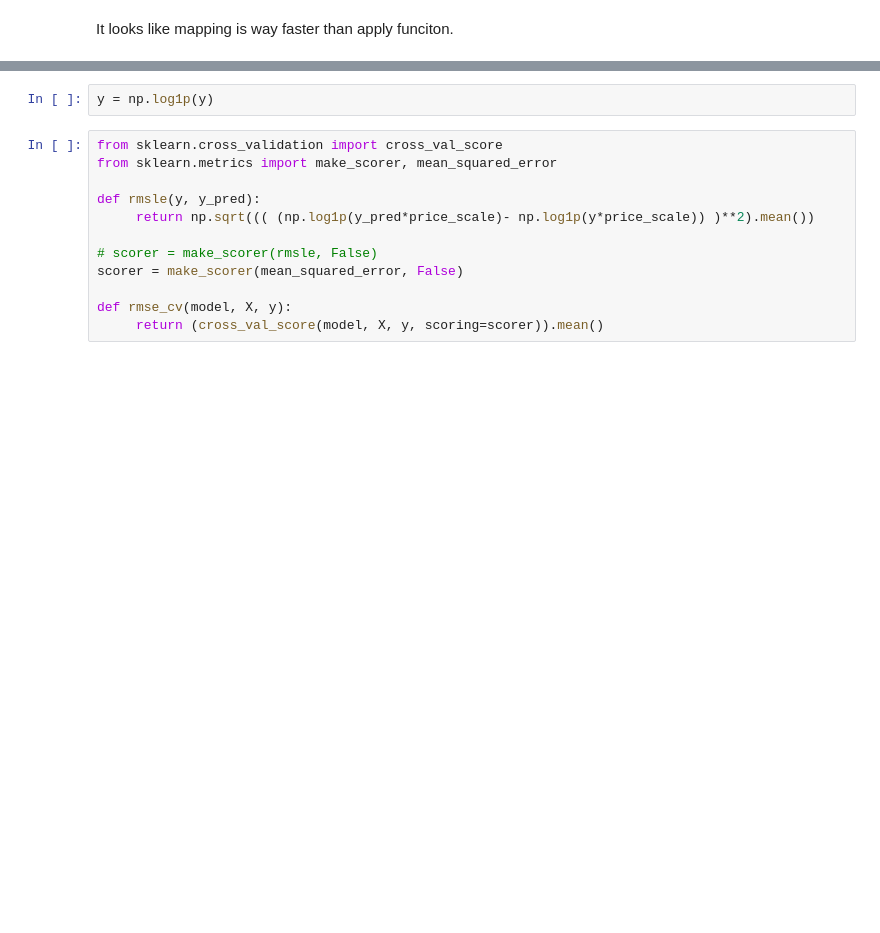
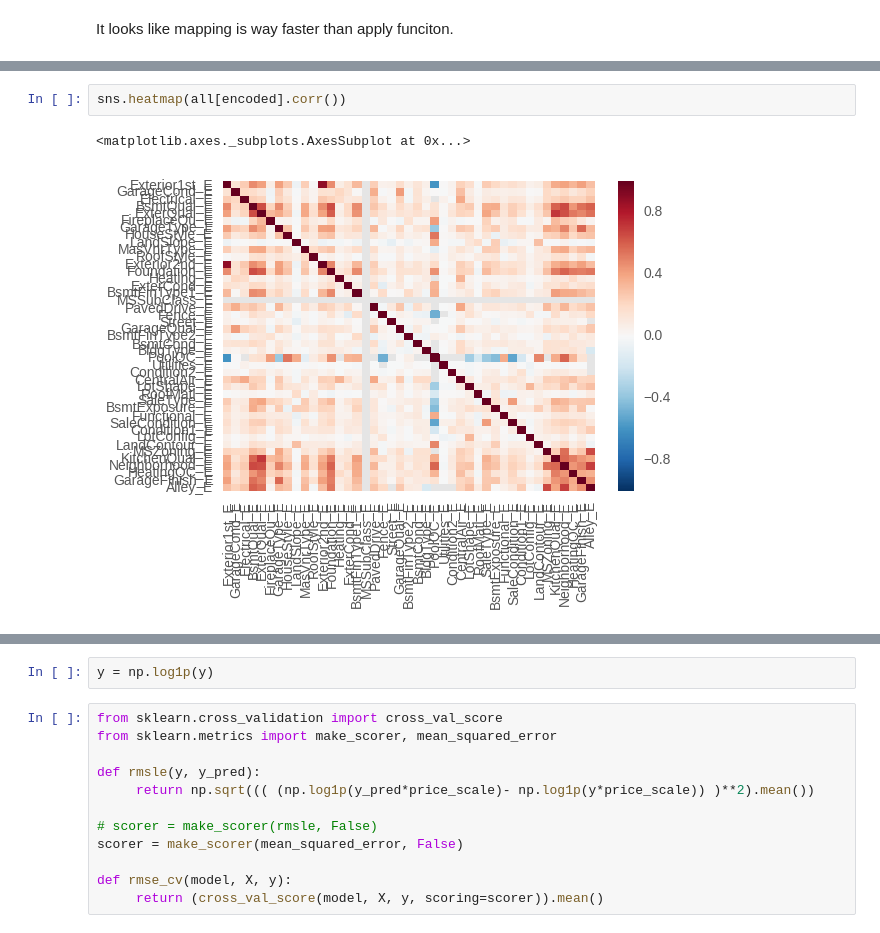
Before and after one commit to dolremi/Housing_Price, a Jupyter notebook: notebook/features.ipynb, the cells around one changed output, grey strips where cells are left out. Cells and saved outputs as stored; diff of their text form; blank space fills up the shorter version.

```diff
--- a/notebook/features.ipynb
+++ b/notebook/features.ipynb
@@ -249 +214,6 @@ scatter_matrix(X, figsize=(12,12), diagonal="kde")
+# %%
+sns.heatmap(all[encoded].corr())
+# %% [output]
+<matplotlib.axes._subplots.AxesSubplot at 0x...>
+[figure, added]
 # %%
```
Also changed, not shown: parts of 61 cells of this notebook, 5 other files.
